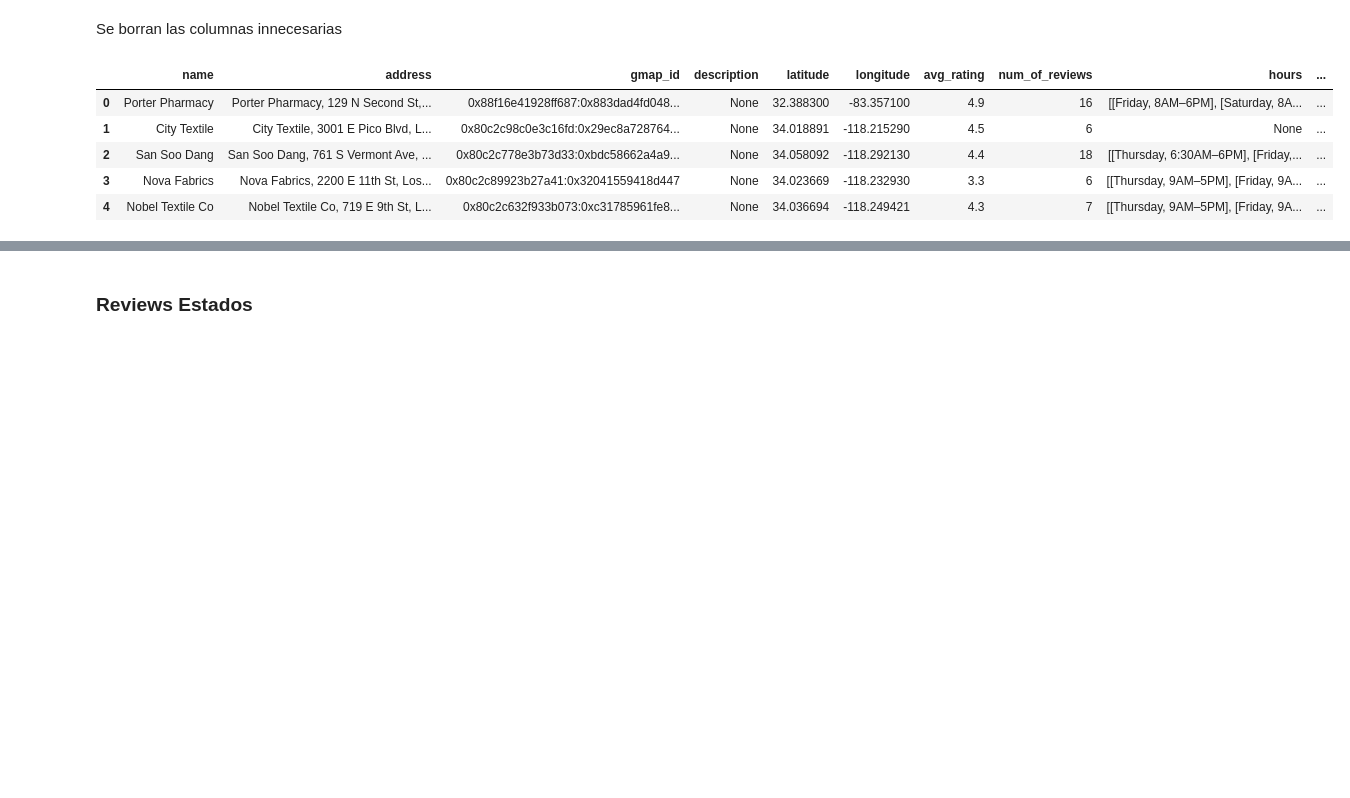
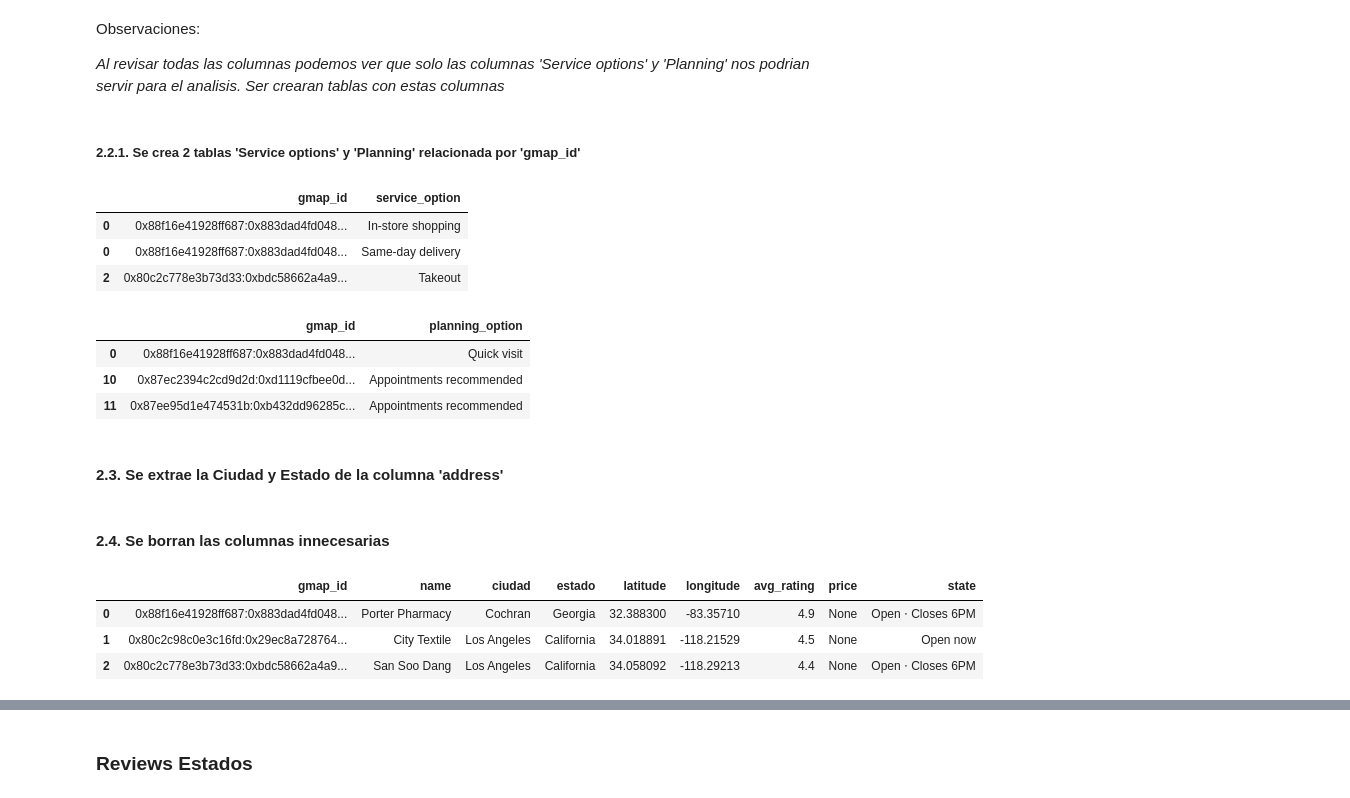
Before and after one commit to Joaqrz/Proyecto_Final_Yelp, a Jupyter notebook: ETL-sitios_GMaps.ipynb, the cells around one changed output, grey strips where cells are left out. Saved outputs shown, nothing was run; the diff lists cells and outputs as text; code cells hidden in the pictures; blank space fills up the shorter version.

Commit message:
EDA y ETL Sitios GMaps

```diff
--- a/ETL-sitios_GMaps.ipynb
+++ b/ETL-sitios_GMaps.ipynb
@@ -143,0 +129,6 @@ Name: count, dtype: int64
+# %% [markdown]
+Observaciones:
+
+*Al revisar todas las columnas podemos ver que solo las columnas 'Service options' y 'Planning' nos podrian servir para el analisis. Ser crearan tablas con estas columnas*
+# %% [markdown]
+##### 2.2.1. Se crea 2 tablas 'Service options' y 'Planning' relacionada por 'gmap_id'
@@ -143,0 +140,7 @@ Name: count, dtype: int64
+# %%
+df_Service_options.head(3)
+# %% [output]
+|  | gmap_id | service_option |
+| 0 | 0x88f16e41928ff687:0x883dad4fd048... | In-store shopping |
+| 0 | 0x88f16e41928ff687:0x883dad4fd048... | Same-day delivery |
+| 2 | 0x80c2c778e3b73d33:0xbdc58662a4a9... | Takeout |
@@ -143,0 +152,9 @@ Name: count, dtype: int64
+# %%
+df_Planning.head(3)
+# %% [output]
+|  | gmap_id | planning_option |
+| 0 | 0x88f16e41928ff687:0x883dad4fd048... | Quick visit |
+| 10 | 0x87ec2394c2cd9d2d:0xd1119cfbee0d... | Appointments recommended |
+| 11 | 0x87ee95d1e474531b:0xb432dd96285c... | Appointments recommended |
+# %% [markdown]
+#### 2.3. Se extrae la Ciudad y Estado de la columna 'address'
@@ -144,13 +164,30 @@ Name: count, dtype: int64
+# %%
+# Funcion para extraer la La ciudad y el estrado de la direccion
+def Ext_Ciudad_Estado(dir):
+    ciudad= "SIN DATO"
+    estado= "SIN DATO"
+    if len(str(dir)) > 10:
+        lista= str(dir).split(',')
+        if len(lista) > 2:
+            codigo= lista[-1][1:3]
+            df_filtro= df_estados_USA[df_estados_USA['nombre_corto'].str.contains(codigo)]
+            if not df_filtro.empty:
+                ciudad = lista[-2].strip()
+                estado= df_filtro.nombre_largo.values[0].strip()
+    return ciudad, estado
+# %%
+df_sitios[['ciudad','estado']] = df_sitios.apply(lambda x: Ext_Ciudad_Estado(x['address']), axis=1, result_type='expand')
 # %% [markdown]
-Se borran las columnas innecesarias
+#### 2.4. Se borran las columnas innecesarias
-# %%
-df_sitios= df_sitios.drop(['relative_results', 'price', 'url','category', 'MISC' ], axis=1)     #Borrar Columnas innecesarias
+# %%
+#Borrar Columnas
+df_sitios= df_sitios.drop(['relative_results','address', 'num_of_reviews', 'description', 'url','category', 'MISC', 'hours'], axis=1)
+# Ordena el orden de las columnas
+df_sitios= df_sitios[['gmap_id','name', 'ciudad', 'estado', 'latitude', 'longitude', 'avg_rating', 'price', 'state']]
 # %%
-df_sitios.head(5)
+df_sitios.head(3)
 # %% [output]
-|  | name | address | gmap_id | description | latitude | longitude | avg_rating | num_of_reviews | hours | ... |
-| 0 | Porter Pharmacy | Porter Pharmacy, 129 N Second St,... | 0x88f16e41928ff687:0x883dad4fd048... | None | 32.388300 | -83.357100 | 4.9 | 16 | [[Friday, 8AM–6PM], [Saturday, 8A... | ... |
-| 1 | City Textile | City Textile, 3001 E Pico Blvd, L... | 0x80c2c98c0e3c16fd:0x29ec8a728764... | None | 34.018891 | -118.215290 | 4.5 | 6 | None | ... |
-| 2 | San Soo Dang | San Soo Dang, 761 S Vermont Ave, ... | 0x80c2c778e3b73d33:0xbdc58662a4a9... | None | 34.058092 | -118.292130 | 4.4 | 18 | [[Thursday, 6:30AM–6PM], [Friday,... | ... |
-| 3 | Nova Fabrics | Nova Fabrics, 2200 E 11th St, Los... | 0x80c2c89923b27a41:0x32041559418d447 | None | 34.023669 | -118.232930 | 3.3 | 6 | [[Thursday, 9AM–5PM], [Friday, 9A... | ... |
-| 4 | Nobel Textile Co | Nobel Textile Co, 719 E 9th St, L... | 0x80c2c632f933b073:0xc31785961fe8... | None | 34.036694 | -118.249421 | 4.3 | 7 | [[Thursday, 9AM–5PM], [Friday, 9A... | ... |
+|  | gmap_id | name | ciudad | estado | latitude | longitude | avg_rating | price | state |
+| 0 | 0x88f16e41928ff687:0x883dad4fd048... | Porter Pharmacy | Cochran | Georgia | 32.388300 | -83.35710 | 4.9 | None | Open ⋅ Closes 6PM |
+| 1 | 0x80c2c98c0e3c16fd:0x29ec8a728764... | City Textile | Los Angeles | California | 34.018891 | -118.21529 | 4.5 | None | Open now |
+| 2 | 0x80c2c778e3b73d33:0xbdc58662a4a9... | San Soo Dang | Los Angeles | California | 34.058092 | -118.29213 | 4.4 | None | Open ⋅ Closes 6PM |
```
Also changed, not shown: parts of 35 cells of this notebook.
